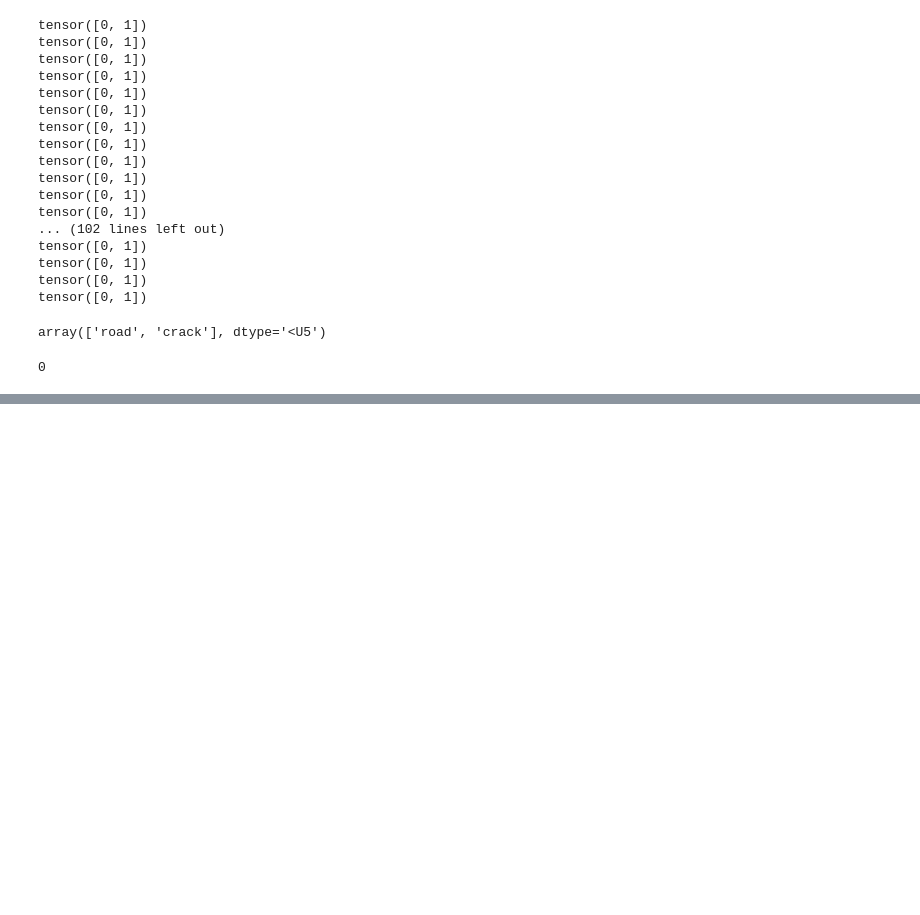
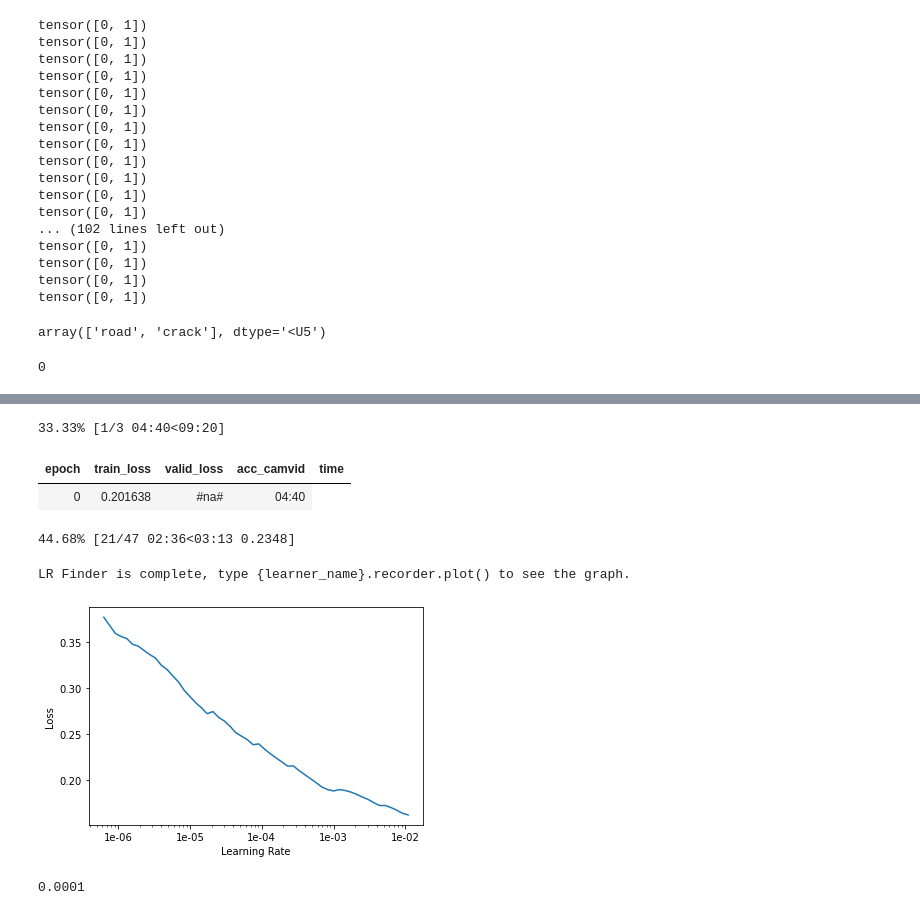
Before and after one commit to sreetamadas/sample_Python_code, a Jupyter notebook: CV/segmentation/road_crack_segmentation.ipynb, the cells around one changed output, grey strips where cells are left out. Saved outputs shown, nothing was run; the diff lists cells and outputs as text; code cells hidden in the pictures; blank space fills up the shorter version.

```diff
--- a/CV/segmentation/road_crack_segmentation.ipynb
+++ b/CV/segmentation/road_crack_segmentation.ipynb
@@ -576,0 +768,16 @@ data.show_batch(2, figsize=(10,7))
+# %%
+# run 2, bs = 2, metrics=acc_camvid
+lr_find(learn)
+learn.recorder.plot()
+# %% [output]
+33.33% [1/3 04:40<09:20]
+| epoch | train_loss | valid_loss | acc_camvid | time |
+| 0 | 0.201638 | #na# | 04:40 |
+44.68% [21/47 02:36<03:13 0.2348]
+LR Finder is complete, type {learner_name}.recorder.plot() to see the graph.
+[figure, added]
+# %%
+# default lr
+print(lr)
+# %% [output]
+0.0001
```
Also changed, not shown: parts of 58 cells of this notebook.
